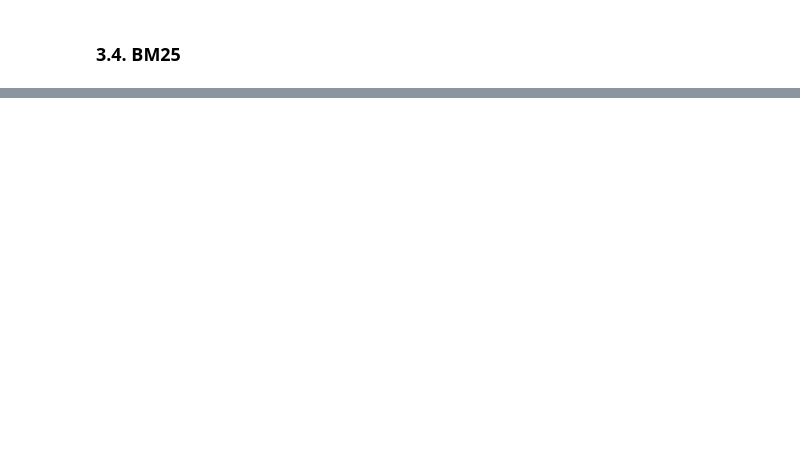
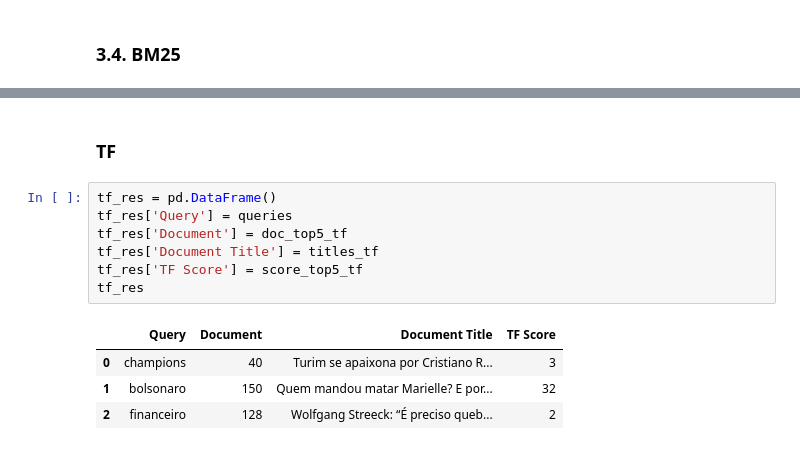
Before and after one commit to velmer/information-retrieval, a Jupyter notebook: lab-06/Modelo_Vetorial_ri_lab_06.ipynb, the cells around one changed output, grey strips where cells are left out. Saved outputs shown, nothing was run; the diff lists cells and outputs as text; blank space fills up the shorter version.

```diff
--- a/lab-06/Modelo_Vetorial_ri_lab_06.ipynb
+++ b/lab-06/Modelo_Vetorial_ri_lab_06.ipynb
@@ -160,0 +251,14 @@ def bm25_vsm(query, document, k):
+# %% [markdown]
+### TF
+# %%
+tf_res = pd.DataFrame()
+tf_res['Query'] = queries
+tf_res['Document'] = doc_top5_tf
+tf_res['Document Title'] = titles_tf
+tf_res['TF Score'] = score_top5_tf
+tf_res
+# %% [output]
+|  | Query | Document | Document Title | TF Score |
+| 0 | champions | 40 | Turim se apaixona por Cristiano R... | 3 |
+| 1 | bolsonaro | 150 | Quem mandou matar Marielle? E por... | 32 |
+| 2 | financeiro | 128 | Wolfgang Streeck: “É preciso queb... | 2 |
```
Also changed, not shown: parts of 26 cells of this notebook.
